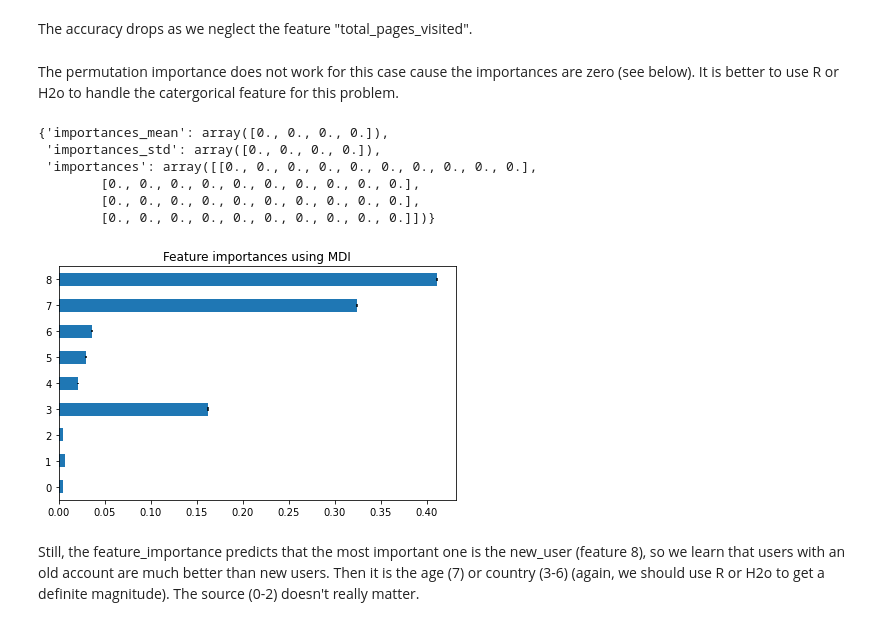
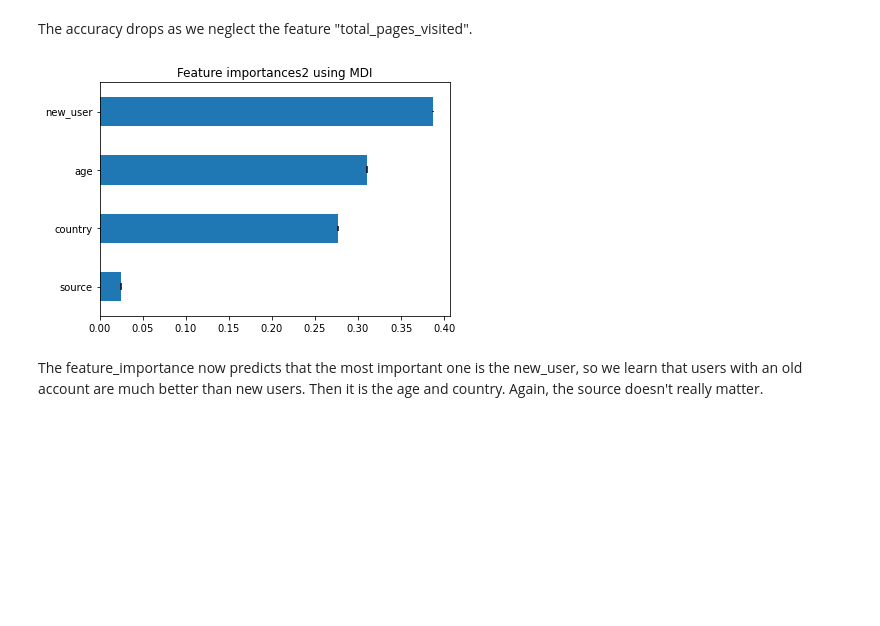
Before and after one commit to zwchang/product-data-science, a Jupyter notebook: solutions/conversion.ipynb, the cells around one changed output. Cells and saved outputs as stored; diff of their text form; code cells hidden in the pictures; blank space fills up the shorter version.

```diff
--- a/solutions/conversion.ipynb
+++ b/solutions/conversion.ipynb
@@ -218,4 +219,7 @@ Now we convert 2 nominal variable: source and country to numerical using feature
 # %%
 # Instantiate OneHotEncoder
 
-ohe = OneHotEncoder(sparse = False)
+le = LabelEncoder()
+# %%
+df['source'] = le.fit_transform(df['source'])
+df['country'] = le.fit_transform(df['country'])
@@ -380,27 +349,17 @@ train2_sortedidx = train2_result.importances_mean.argsort()
-# %% [markdown]
-The permutation importance does not work for this case cause the importances are zero (see below). It is better to use R or H2o to handle the catergorical feature for this problem.
-# %%
-test2_result
-# %% [output]
-{'importances_mean': array([0., 0., 0., 0.]),
- 'importances_std': array([0., 0., 0., 0.]),
- 'importances': array([[0., 0., 0., 0., 0., 0., 0., 0., 0., 0.],
-        [0., 0., 0., 0., 0., 0., 0., 0., 0., 0.],
-        [0., 0., 0., 0., 0., 0., 0., 0., 0., 0.],
-        [0., 0., 0., 0., 0., 0., 0., 0., 0., 0.]])}
 # %%
-importances = rfm2.feature_importances_
+importances2 = rfm2.feature_importances_
+importances2 = pd.Series(importances2)
+importance_sorted = importances2.sort_values()
 
-forest_importances = pd.Series(importances)
 std = np.std([tree.feature_importances_ for tree in rfm2.estimators_], axis=0)
 
 fig, ax = plt.subplots()
-forest_importances.plot.barh(yerr=std, ax=ax)
-ax.set_title("Feature importances using MDI")
-# ax.set_ylabel("Mean decrease in impurity")
+importance_sorted.plot.barh(yerr=std, ax=ax)
+ax.set_title("Feature importances2 using MDI")
+ax.set_yticklabels(X2_test.columns[[importances2.sort_values().index.values]])
 fig.tight_layout()
 plt.show()
 # %% [output]
-[figure, old version]
+[figure, new version]
 # %% [markdown]
-Still, the feature_importance predicts that the most important one is the new_user (feature 8), so we learn that users with an old account are much better than new users. Then it is the age (7) or country (3-6) (again, we should use R or H2o to get a definite magnitude). The source (0-2) doesn't really matter.
+The feature_importance now predicts that the most important one is the new_user, so we learn that users with an old account are much better than new users. Then it is the age and country. Again, the source doesn't really matter.
```
Also changed, not shown: parts of 21 cells of this notebook, 1 other file.
